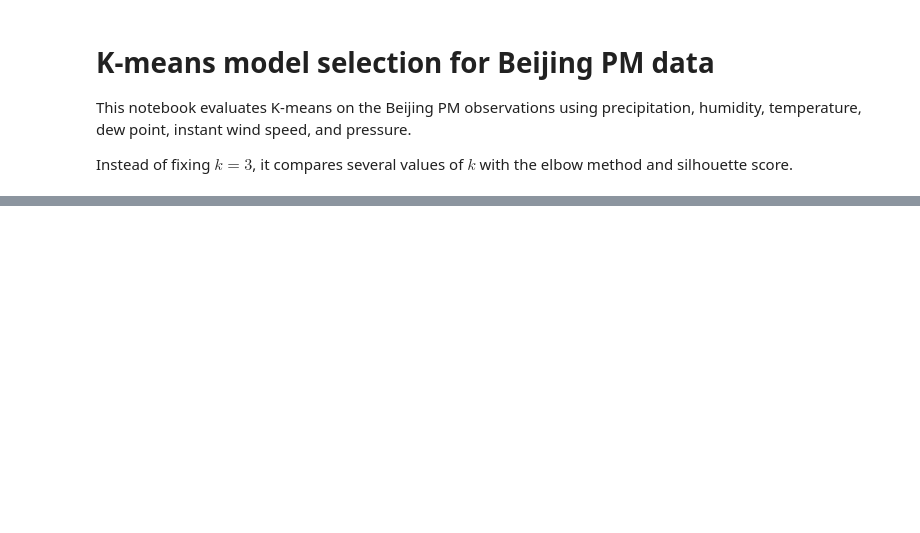
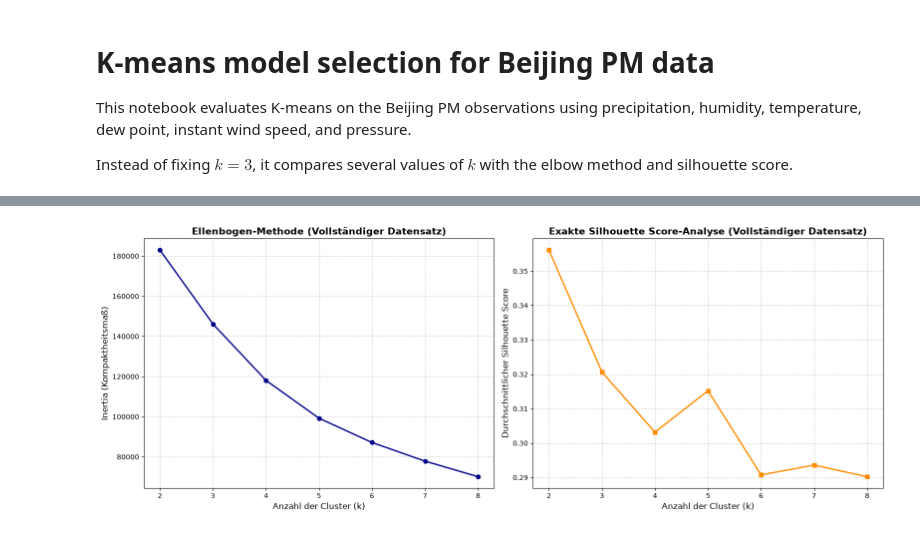
Before and after one commit to OliverOs610/DAI, a Jupyter notebook: ExperimentsOnDataset/experiments02.ipynb, the cells around one changed output, grey strips where cells are left out. Cells and saved outputs as stored; diff of their text form; code cells hidden in the pictures; blank space fills up the shorter version.

```diff
--- a/ExperimentsOnDataset/experiments02.ipynb
+++ b/ExperimentsOnDataset/experiments02.ipynb
@@ -139,0 +590,59 @@ ValueError: Shape of passed values is (4, 6), indices imply (4, 8)
+# %%
+from sklearn.decomposition import PCA
+from sklearn.preprocessing import StandardScaler
+
+# Schritt 1: Daten standardisieren (Zwingend erforderlich für PCA & K-Means!)
+scaler = StandardScaler()
+wetter_scaled = scaler.fit_transform(df_clean[ALL_FEATURES].dropna())
+
+# Schritt 2: PCA anwenden (z.B. Reduktion auf die 3 wichtigsten, unkorrelierten Komponenten)
+pca = PCA(n_components=3)
+wetter_pca = pca.fit_transform(wetter_scaled)
+
+# Schritt 3: K-Means auf den PCA-Komponenten ausführen
+from sklearn.cluster import KMeans
+kmeans = KMeans(n_clusters=5, random_state=42)
+clusters = kmeans.fit_predict(wetter_pca)
+# %%
+from sklearn.metrics import silhouette_score
+# 1. Parameter definieren (Gesamter Datensatz)
+k_range = range(2, 9)
+inertia_values = []
+silhouette_scores = []
+
+# 2. Schleife über alle k (Nutzt die vollen 40.000 Zeilen ohne Sampling)
+for k in k_range:
+    # K-Means Modell initialisieren und fitten
+    kmeans = KMeans(n_clusters=k, random_state=42, n_init=10)
+    labels = kmeans.fit_predict(wetter_pca)
+
+    # Werte für die Diagramme speichern
+    inertia_values.append(kmeans.inertia_)
+
+    # Berechnet den exakten Score über alle Zeilen (nutzt ca. 12 GB RAM)
+    score = silhouette_score(wetter_pca, labels)
+    silhouette_scores.append(score)
+
+# 3. Diagramme nebeneinander ausgeben
+fig, (ax1, ax2) = plt.subplots(1, 2, figsize=(16, 6))
+
+# Diagramm 1: Ellenbogen-Methode (Inertia)
+ax1.plot(k_range, inertia_values, marker='o', color='darkblue', linewidth=2)
+ax1.set_title('Ellenbogen-Methode (Vollständiger Datensatz)', fontsize=14, fontweight='bold')
+ax1.set_xlabel('Anzahl der Cluster (k)', fontsize=12)
+ax1.set_ylabel('Inertia (Kompaktheitsmaß)', fontsize=12)
+ax1.grid(True, linestyle='--', alpha=0.6)
+ax1.set_xticks(k_range)
+
+# Diagramm 2: Exakter Silhouette Score
+ax2.plot(k_range, silhouette_scores, marker='s', color='darkorange', linewidth=2)
+ax2.set_title('Exakte Silhouette Score-Analyse (Vollständiger Datensatz)', fontsize=14, fontweight='bold')
+ax2.set_xlabel('Anzahl der Cluster (k)', fontsize=12)
+ax2.set_ylabel('Durchschnittlicher Silhouette Score', fontsize=12)
+ax2.grid(True, linestyle='--', alpha=0.6)
+ax2.set_xticks(k_range)
+
+plt.tight_layout()
+plt.show()
+# %% [output]
+[figure, added]
```
Also changed, not shown: parts of 17 cells of this notebook, 5 other files.
